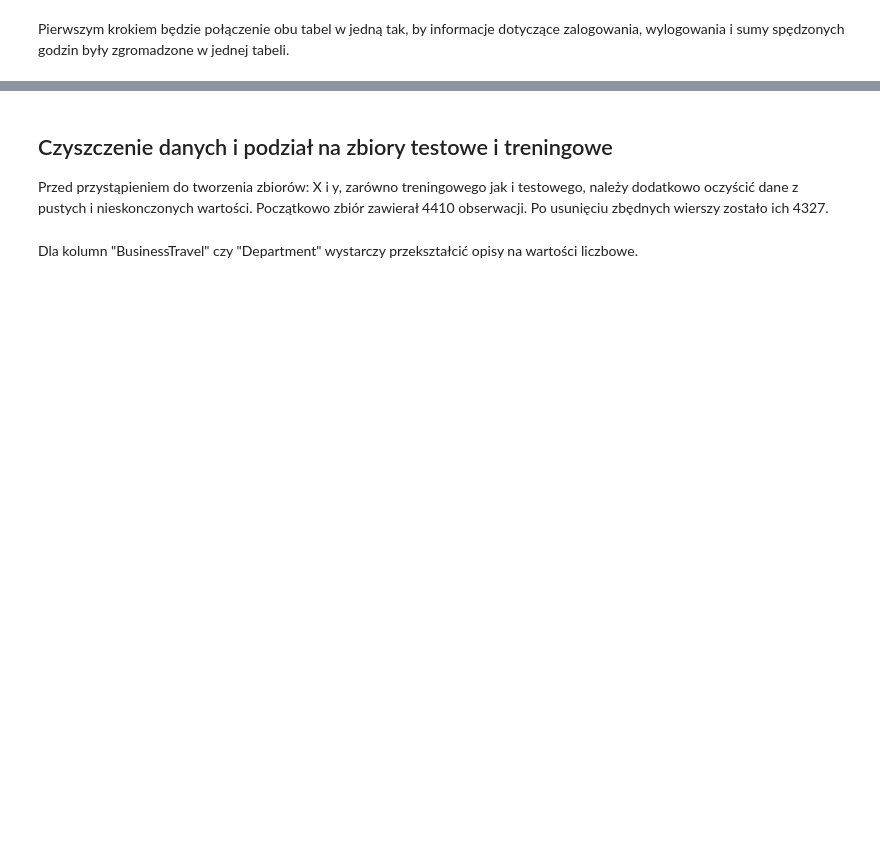
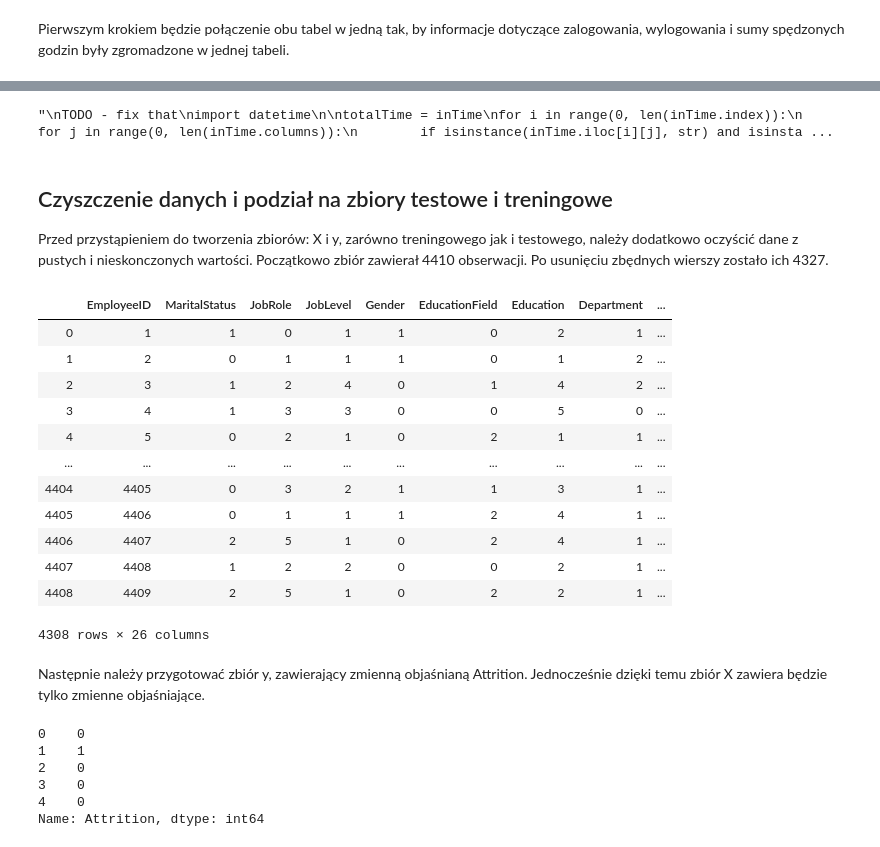
Before and after one commit to mic9410/SRD-final-project-hr-analytics, a Jupyter notebook: final_project.ipynb, the cells around one changed output, grey strips where cells are left out. Saved outputs shown, nothing was run; the diff lists cells and outputs as text; code cells hidden in the pictures; blank space fills up the shorter version.

```diff
--- a/final_project.ipynb
+++ b/final_project.ipynb
@@ -390,4 +393,4 @@ pp.hist(generalData["MonthlyIncome"])
 bins = [0, 74000, 150000, np.inf]
 names = ["0", "1", "2"]
 categorizedMonthlyIncome = pd.cut(generalData['MonthlyIncome'], bins, labels=names).astype(int)
-X = X.merge(categorizedMonthlyIncome)
+X = X.join(categorizedMonthlyIncome)
@@ -397,4 +398,4 @@ MemoryError: Unable to allocate array with shape (31957673580,) and data type in
 ## NumCompaniesWorked
 Łączna liczba firm, w których pracownik pracował. Zmienne przepisana bez zmian do zbioru X.
 # %%
-X = X.merge(generalData["NumCompaniesWorked"])
+X = X.join(generalData["NumCompaniesWorked"])
@@ -458,7 +457,7 @@ pp.hist(generalData["TotalWorkingYears"])
 bins = [0, 4, 10, 50]
 names = [0, 1, 2]
 categorizedTotalWorkingYears = pd.cut(generalData['TotalWorkingYears'], bins, labels=names).astype(int)
-X = X.merge(categorizedTotalWorkingYears)
+X = X.join(categorizedTotalWorkingYears)
 # %% [markdown]
 ## TrainingTimesLastYear
 Liczba odbytych treningów w ciągu roku można skateogryzować jako:
@@ -580,13 +546,54 @@ display(outTime)
+# %%
+'''
+TODO - fix that
+import datetime
+
+totalTime = inTime
+for i in range(0, len(inTime.index)):
+    for j in range(0, len(inTime.columns)):
+        if isinstance(inTime.iloc[i][j], str) and isinstance(outTime.iloc[i][j], str):
+            in_date_time_obj = datetime.datetime.strptime(inTime.iloc[i][j], '%Y-%m-%d %H:%M:%S')
+            out_date_time_obj = datetime.datetime.strptime(outTime.iloc[i][j], '%Y-%m-%d %H:%M:%S')
+            timeDifference = out_date_time_obj - in_date_time_obj
+            totalTime.set_value(i, j, timeDifference)
+            display(timeDifference)
+totalTime.head()
+'''
+# %% [output]
+"\nTODO - fix that\nimport datetime\n\ntotalTime = inTime\nfor i in range(0, len(inTime.index)):\n    for j in range(0, len(inTime.columns)):\n        if isinstance(inTime.iloc[i][j], str) and isinsta ...
 # %% [markdown]
 ## Czyszczenie danych i podział na zbiory testowe i treningowe
 Przed przystąpieniem do tworzenia zbiorów: X i y, zarówno treningowego jak i testowego, należy dodatkowo oczyścić dane z pustych i nieskonczonych wartości. Początkowo zbiór zawierał 4410 obserwacji. Po usunięciu zbędnych wierszy zostało ich 4327.
 # %%
 np.any(np.isnan(X))
 np.all(np.isfinite(X))
 X = X.dropna()
 X = X[~X.isin([np.nan, np.inf, -np.inf]).any(1)]
-display(X)
+ndisplay(X)
+# %% [output]
+|  | EmployeeID | MaritalStatus | JobRole | JobLevel | Gender | EducationField | Education | Department | ... |
+| 0 | 1 | 1 | 0 | 1 | 1 | 0 | 2 | 1 | ... |
+| 1 | 2 | 0 | 1 | 1 | 1 | 0 | 1 | 2 | ... |
+| 2 | 3 | 1 | 2 | 4 | 0 | 1 | 4 | 2 | ... |
+| 3 | 4 | 1 | 3 | 3 | 0 | 0 | 5 | 0 | ... |
+| 4 | 5 | 0 | 2 | 1 | 0 | 2 | 1 | 1 | ... |
+| ... | ... | ... | ... | ... | ... | ... | ... | ... | ... |
+| 4404 | 4405 | 0 | 3 | 2 | 1 | 1 | 3 | 1 | ... |
+| 4405 | 4406 | 0 | 1 | 1 | 1 | 2 | 4 | 1 | ... |
+| 4406 | 4407 | 2 | 5 | 1 | 0 | 2 | 4 | 1 | ... |
+| 4407 | 4408 | 1 | 2 | 2 | 0 | 0 | 2 | 1 | ... |
+| 4408 | 4409 | 2 | 5 | 1 | 0 | 2 | 2 | 1 | ... |
+4308 rows × 26 columns
+# %% [markdown]
+Następnie należy przygotować zbiór y, zawierający zmienną objaśnianą Attrition. Jednocześnie dzięki temu zbiór X zawiera będzie tylko zmienne objaśniające.
 # %%
 y = X['Attrition'].copy()
 X.drop(columns=['Attrition'])
 y.head()
+# %% [output]
+0    0
+1    1
+2    0
+3    0
+4    0
+Name: Attrition, dtype: int64
@@ -598,2 +599,0 @@ clf.fit()
-# %% [markdown]
-Dla kolumn "BusinessTravel" czy "Department" wystarczy przekształcić opisy na wartości liczbowe.
```
Also changed, not shown: parts of 21 cells of this notebook.
